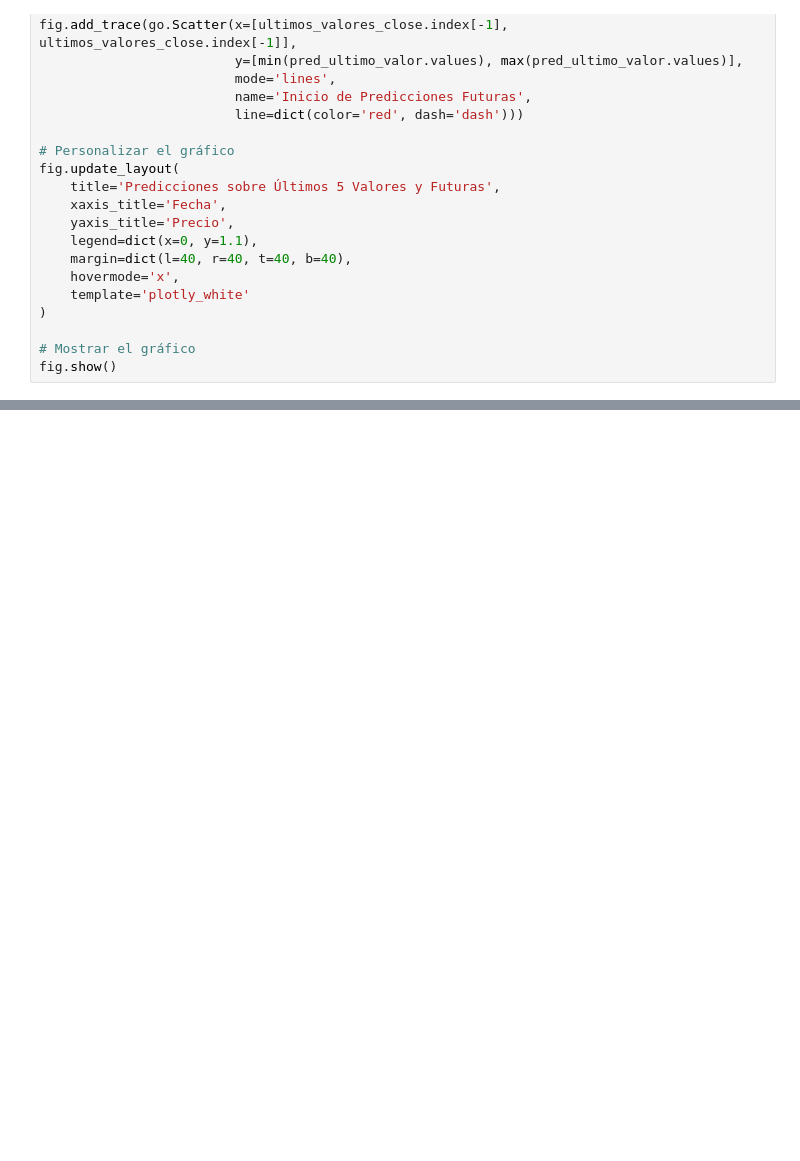
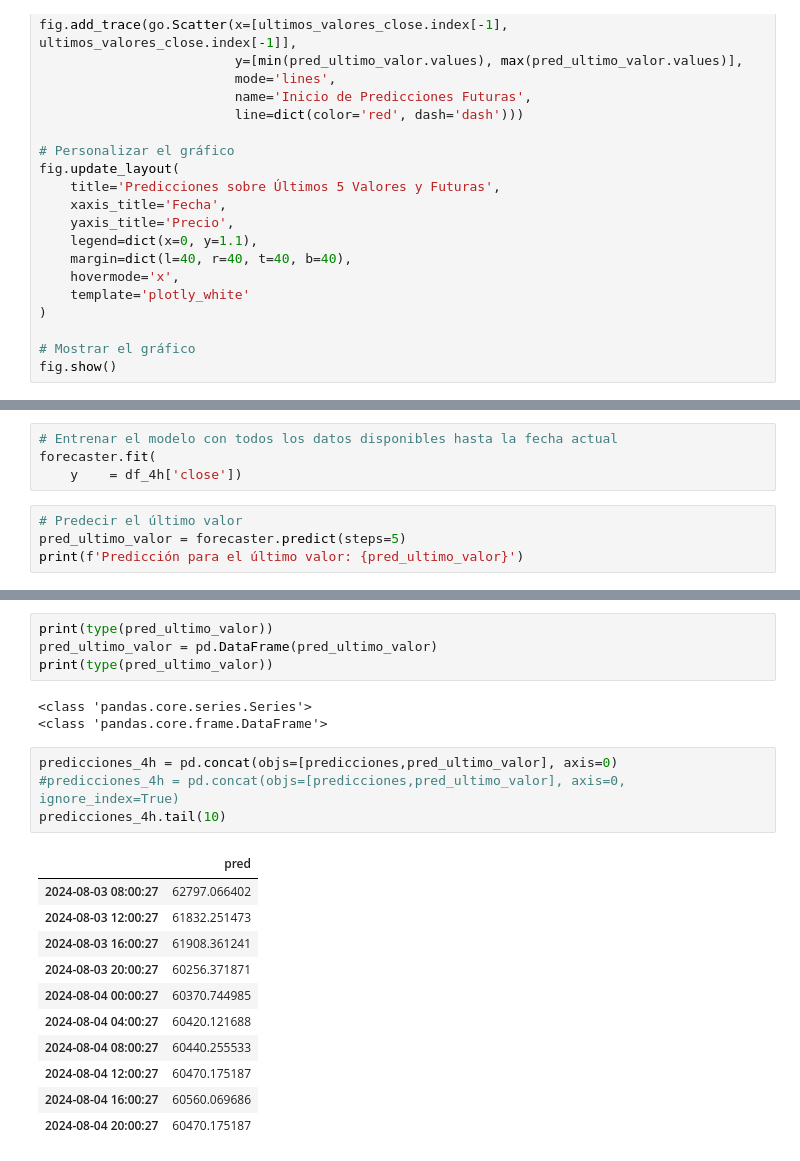
Before and after one commit to Pableren/Glass-Bubble, a Jupyter notebook: Model_fix.ipynb, the cells around one changed output, grey strips where cells are left out. Saved outputs shown, nothing was run; the diff lists cells and outputs as text; blank space fills up the shorter version.

```diff
--- a/Model_fix.ipynb
+++ b/Model_fix.ipynb
@@ -287,0 +379,8 @@ aliceblue, antiquewhite, aqua, aquamarine, azure,
+# %%
+# Entrenar el modelo con todos los datos disponibles hasta la fecha actual
+forecaster.fit(
+    y    = df_4h['close'])
+# %%
+# Predecir el último valor
+pred_ultimo_valor = forecaster.predict(steps=5)
+print(f'Predicción para el último valor: {pred_ultimo_valor}')
@@ -287,0 +394,23 @@ aliceblue, antiquewhite, aqua, aquamarine, azure,
+# %%
+print(type(pred_ultimo_valor))
+pred_ultimo_valor = pd.DataFrame(pred_ultimo_valor)
+print(type(pred_ultimo_valor))
+# %% [output]
+<class 'pandas.core.series.Series'>
+<class 'pandas.core.frame.DataFrame'>
+# %%
+predicciones_4h = pd.concat(objs=[predicciones,pred_ultimo_valor], axis=0)
+#predicciones_4h = pd.concat(objs=[predicciones,pred_ultimo_valor], axis=0, ignore_index=True)
+predicciones_4h.tail(10)
+# %% [output]
+|  | pred |
+| 2024-08-03 08:00:27 | 62797.066402 |
+| 2024-08-03 12:00:27 | 61832.251473 |
+| 2024-08-03 16:00:27 | 61908.361241 |
+| 2024-08-03 20:00:27 | 60256.371871 |
+| 2024-08-04 00:00:27 | 60370.744985 |
+| 2024-08-04 04:00:27 | 60420.121688 |
+| 2024-08-04 08:00:27 | 60440.255533 |
+| 2024-08-04 12:00:27 | 60470.175187 |
+| 2024-08-04 16:00:27 | 60560.069686 |
+| 2024-08-04 20:00:27 | 60470.175187 |
```
Also changed, not shown: parts of 16 cells of this notebook.
